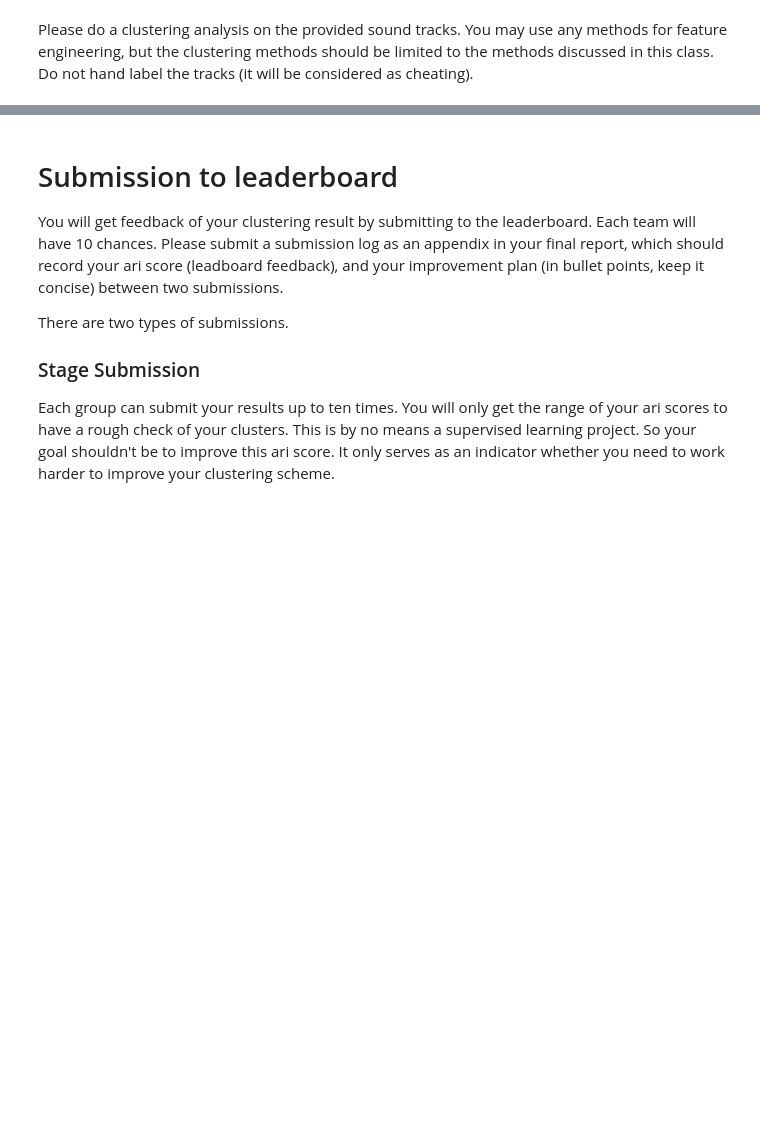
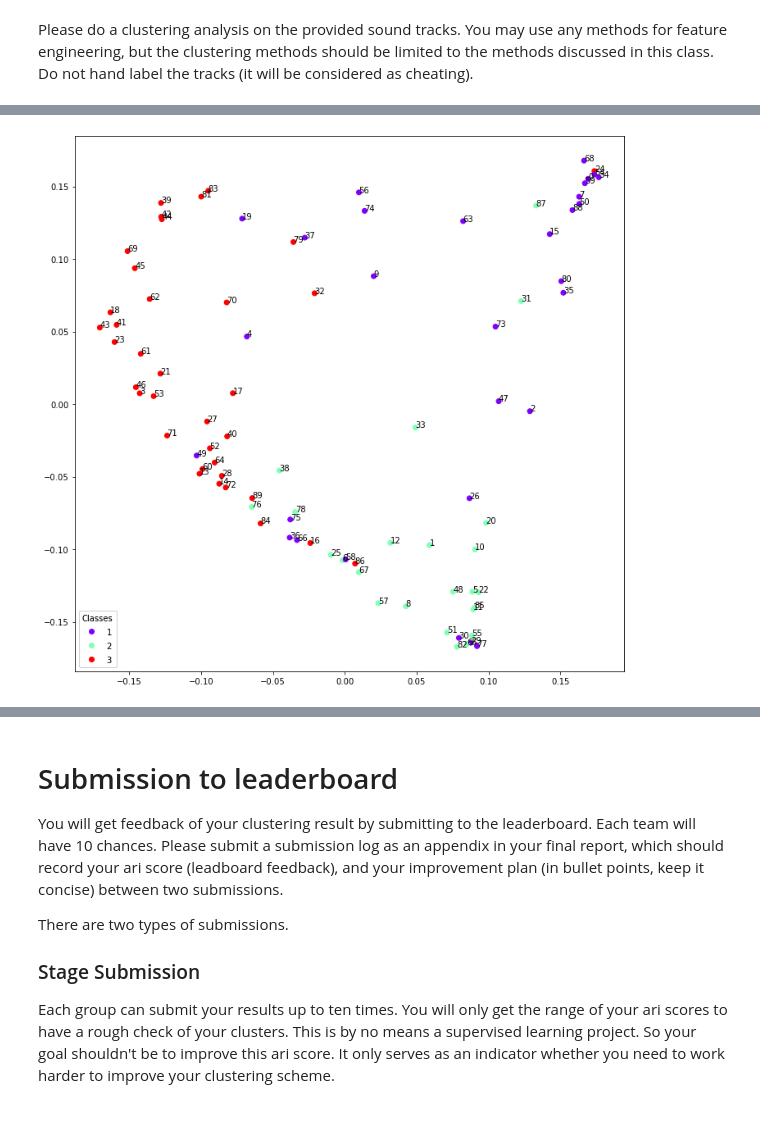
Before and after one commit to dlmao/SignalProcessing, a Jupyter notebook: final_project.ipynb, the cells around one changed output, grey strips where cells are left out. Cells and saved outputs as stored; diff of their text form; code cells hidden in the pictures; blank space fills up the shorter version.

```diff
--- a/final_project.ipynb
+++ b/final_project.ipynb
@@ -39,0 +132,20 @@ D = librosa.stft(audio_list[10])
+# %%
+from sklearn.preprocessing import StandardScaler, normalize
+
+normalized_features = normalize(scaled_features)
+# %%
+from sklearn.manifold import LocallyLinearEmbedding
+
+embedding = LocallyLinearEmbedding(n_components=2, n_neighbors=5, method='standard',random_state=0)
+x_new = embedding.fit_transform(normalized_features)
+
+fig, ax = plt.subplots(figsize = (12, 12))
+scatter = ax.scatter(x_new[:,0],x_new[:,1], c=labs, cmap='rainbow')
+legend1 = ax.legend(*scatter.legend_elements(),
+                    loc="lower left", title="Classes")
+ax.add_artist(legend1)
+
+for i in range(90):
+    ax.annotate(i, (x_new[i,0],x_new[i,1]))
+# %% [output]
+[figure, added]
```
Also changed, not shown: parts of 40 cells of this notebook, 5 other files.
